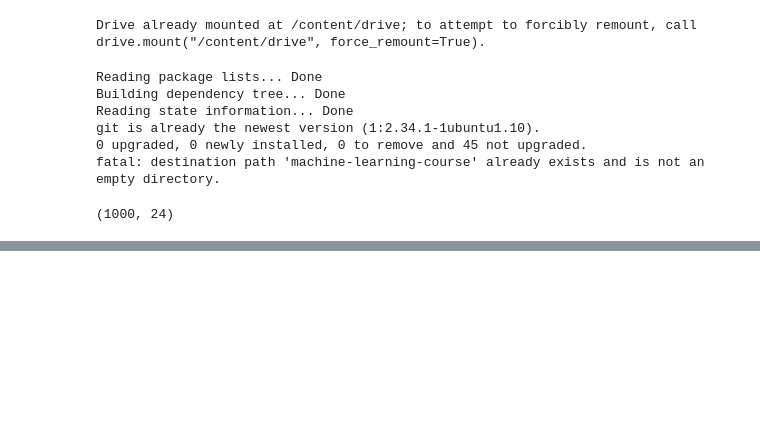
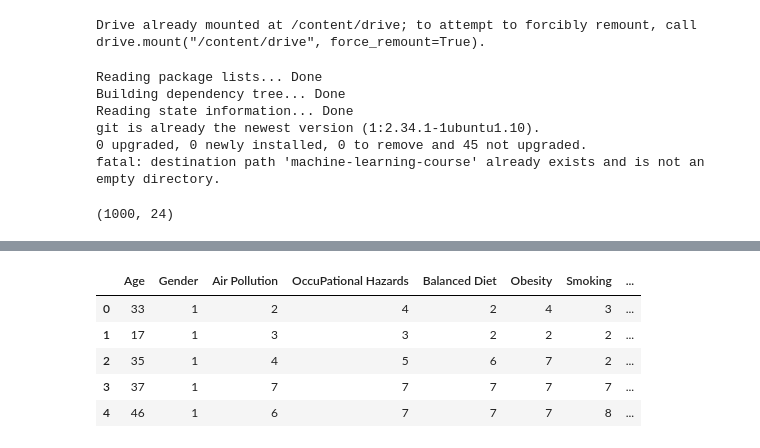
Before and after one commit to sabamontazeri/projectmabani, a Jupyter notebook: lung_cancer.ipynb, the cells around one changed output, grey strips where cells are left out. Saved outputs shown, nothing was run; the diff lists cells and outputs as text; code cells hidden in the pictures; blank space fills up the shorter version.

```diff
--- a/lung_cancer.ipynb
+++ b/lung_cancer.ipynb
@@ -32,3 +40,13 @@ Dataset.shape
+# %%
+Dataset=Dataset.drop(["Dust Allergy","Genetic Risk","chronic Lung Disease","Alcohol use"],axis=1)
+Dataset.head()
+# %% [output]
+|  | Age | Gender | Air Pollution | OccuPational Hazards | Balanced Diet | Obesity | Smoking | ... |
+| 0 | 33 | 1 | 2 | 4 | 2 | 4 | 3 | ... |
+| 1 | 17 | 1 | 3 | 3 | 2 | 2 | 2 | ... |
+| 2 | 35 | 1 | 4 | 5 | 6 | 7 | 2 | ... |
+| 3 | 37 | 1 | 7 | 7 | 7 | 7 | 7 | ... |
+| 4 | 46 | 1 | 6 | 7 | 7 | 7 | 8 | ... |
 # %%
 import numpy as np
 
```
Also changed, not shown: parts of 8 cells of this notebook.
